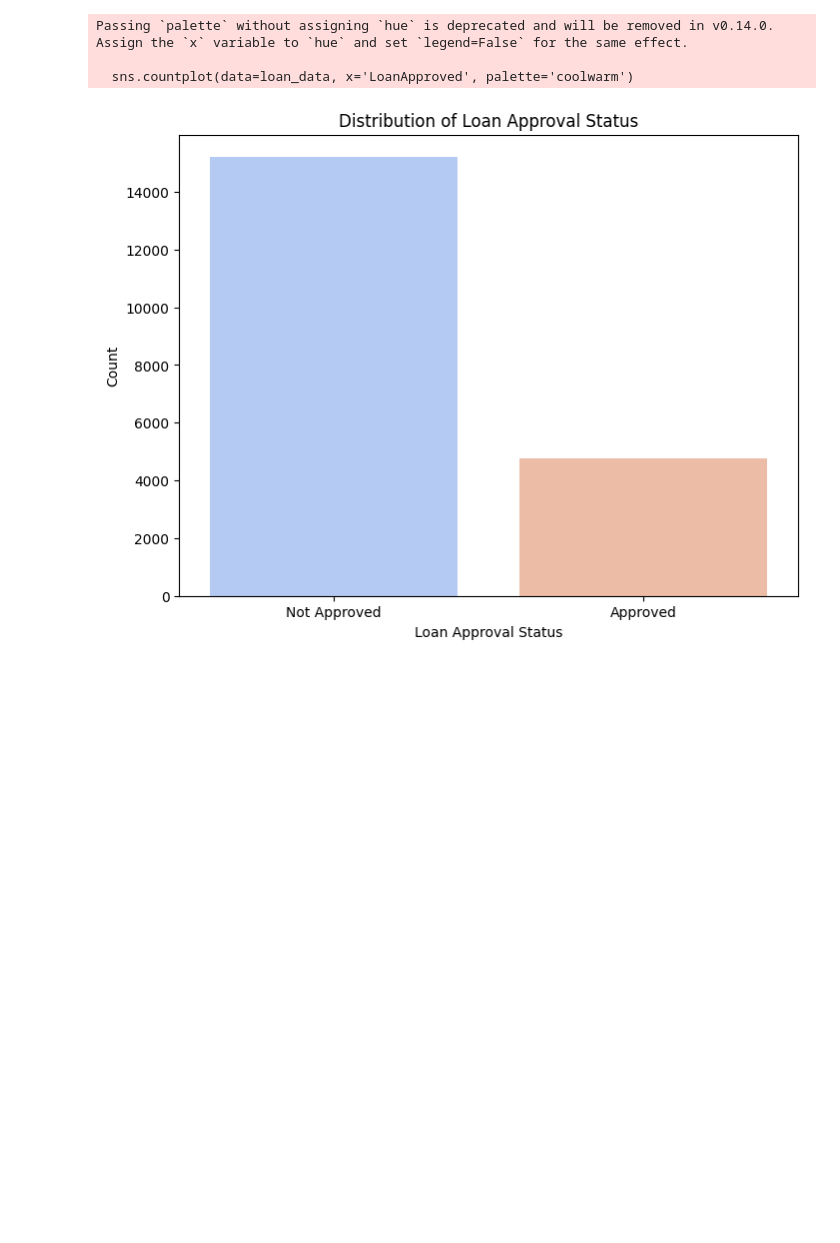
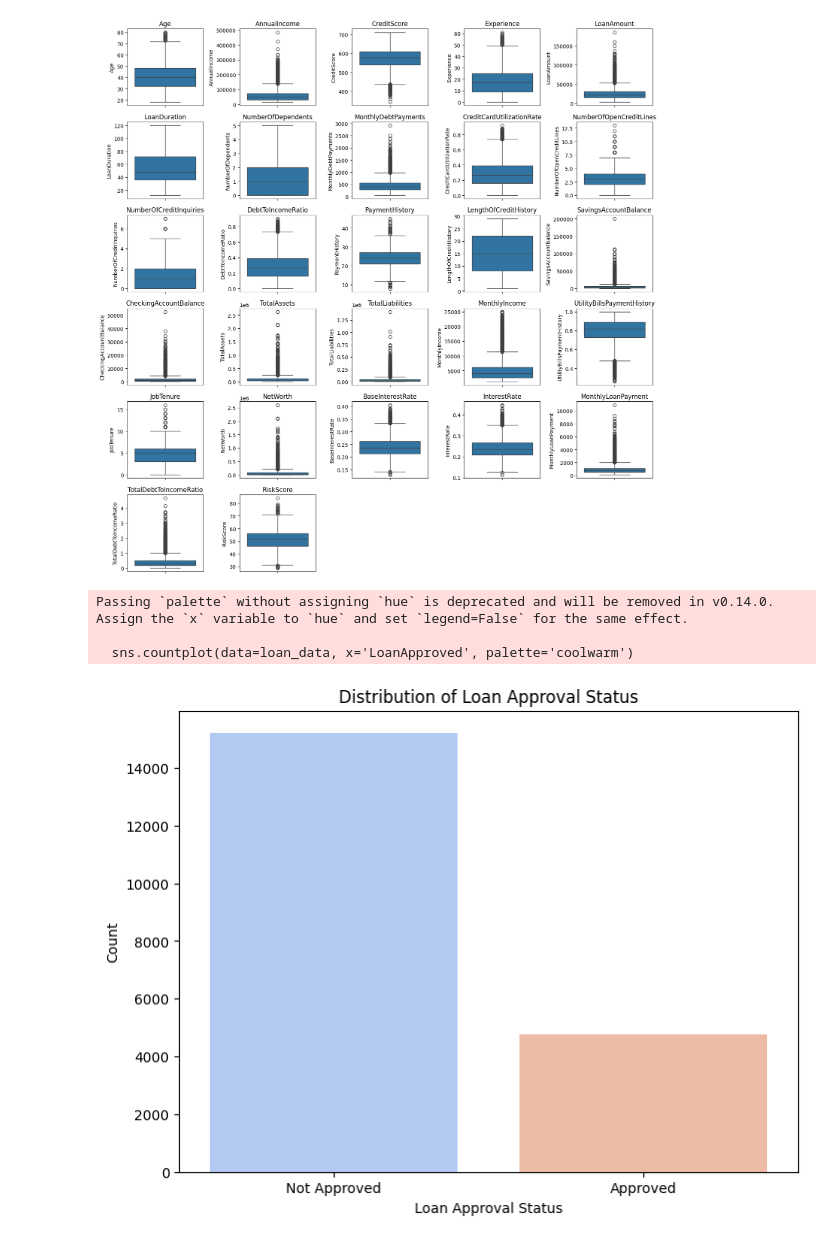
Before and after one commit to marianellass/Loan-Approval-Risk-Project, a Jupyter notebook: AML_Updated.ipynb, the cells around one changed output. Drawn from its saved outputs; the diff is of its cells as text; code cells hidden in the pictures; blank space fills up the shorter version.

```diff
--- a/AML_Updated.ipynb
+++ b/AML_Updated.ipynb
@@ -3 +70,21 @@
+# %%
+loan_data['BankruptcyHistory'] = loan_data['BankruptcyHistory'].astype('object')
+loan_data['PreviousLoanDefaults'] = loan_data['PreviousLoanDefaults'].astype('object')
+loan_data['LoanApproved'] = loan_data['LoanApproved'].astype('object')
+
+plt.figure(figsize=(15,15))
+t = 1
+
+numerical_variables = loan_data.select_dtypes(exclude='object').columns.to_list()
+categorical_variables = loan_data.select_dtypes(include='object').columns.to_list()
+
+for i in numerical_variables:
+    plt.subplot(6,5,t)
+    sns.boxplot(loan_data[i])
+    plt.title(i)
+    t+=1
+plt.tight_layout()
+plt.show()
+# %% [output]
+[figure, added]
 # %%
```
Also changed, not shown: parts of 20 cells of this notebook.
